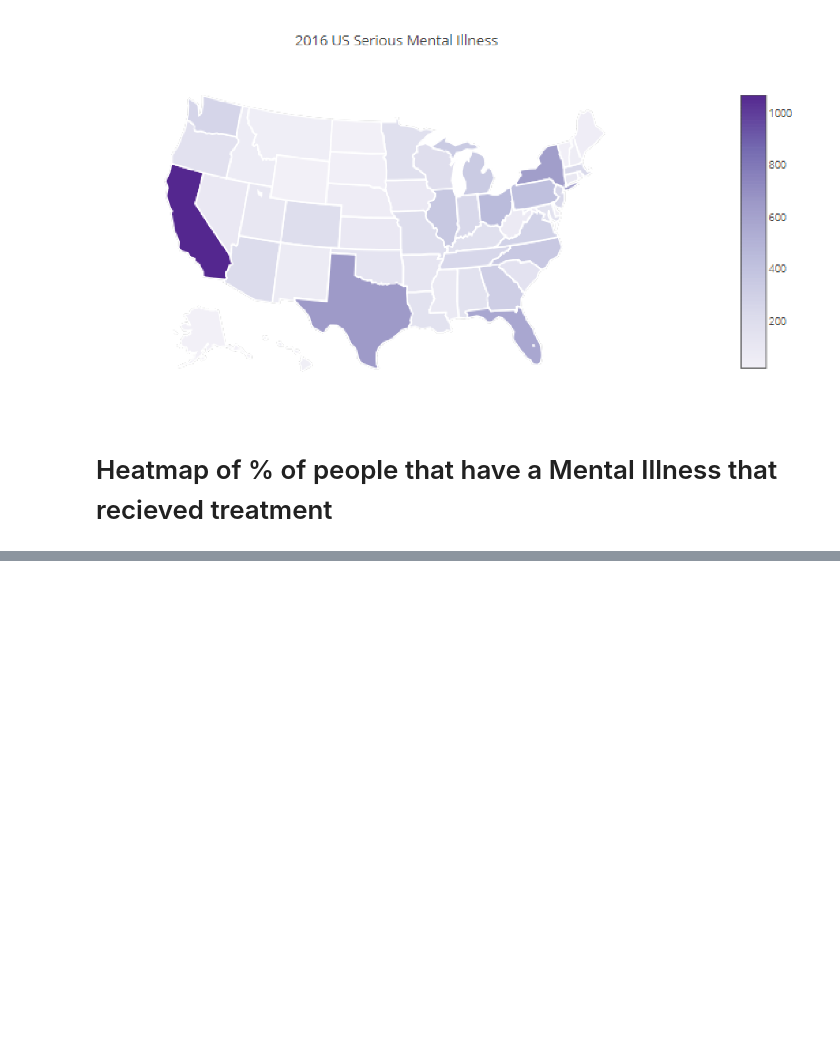
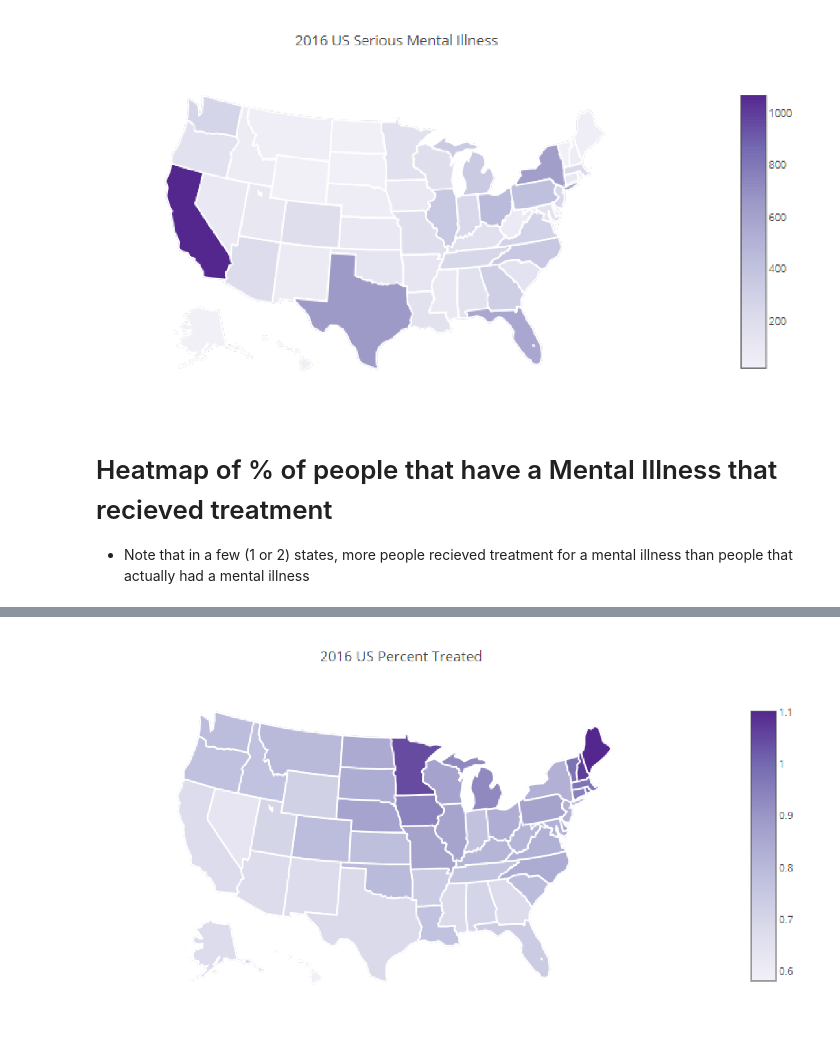
Before and after one commit to KennySitu/Team_Two_But_-1_In_Standings, a Jupyter notebook: Visualization/Visualization.ipynb, the cells around one changed output, grey strips where cells are left out. Drawn from its saved outputs; the diff is of its cells as text; code cells hidden in the pictures; blank space fills up the shorter version.

Commit message:
final verison, added % treated heatmap

```diff
--- a/Visualization/Visualization.ipynb
+++ b/Visualization/Visualization.ipynb
@@ -449,6 +449,7 @@ plotPng('figure/Totals_SeriousMentalIllness.png')
 [figure]
 # %% [markdown]
 # Heatmap of % of people that have a Mental Illness that recieved treatment
+- Note that in a few (1 or 2) states, more people recieved treatment for a mental illness than people that actually had a mental illness
 # %%
 import pandas
 # This cell will create 3 columns with the State name, state abbrev., and % of people w/mental Illness that recieved treatment
@@ -476,3 +477,8 @@ heatmap_totalAMI
 # %% [output]
 High five! You successfully sent some data to your account on plotly. View your plot in your browser at https://plot.ly/~shl666/0 or inside your plot.ly account where it is named 'd3-cloropleth-map'
 [interactive output not drawn]
+# %%
+plotPng('figure/Percent_Treated.png')
+# heatmap of % of people with mental illness in each state that recieved some sort of treatment
+# %% [output]
+[figure, added]
```
Also changed, not shown: 1 other file.
